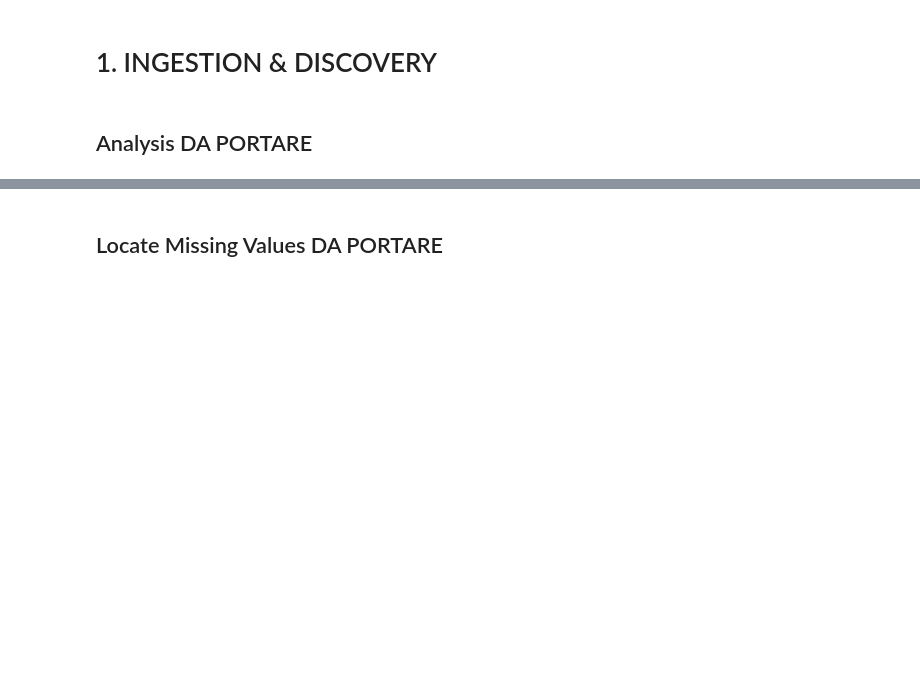
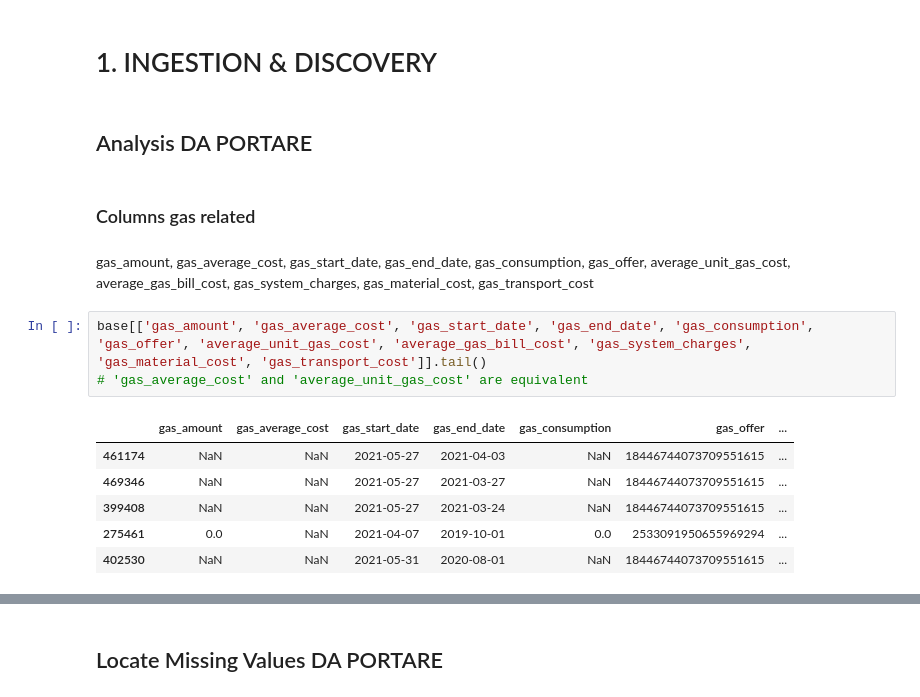
Before and after one commit to Il-Pela/BDMG-Project, a Jupyter notebook: Pelacani.ipynb, the cells around one changed output, grey strips where cells are left out. Saved outputs shown, nothing was run; the diff lists cells and outputs as text; blank space fills up the shorter version.

```diff
--- a/Pelacani.ipynb
+++ b/Pelacani.ipynb
@@ -464,3 +384,17 @@ def get_duplicate_col(df, soglia=0.9):
 # 1. INGESTION & DISCOVERY
 # %% [markdown]
 ## Analysis DA PORTARE
+# %% [markdown]
+### Columns gas related
+# %% [markdown]
+gas_amount, gas_average_cost, gas_start_date, gas_end_date, gas_consumption, gas_offer, average_unit_gas_cost, average_gas_bill_cost, gas_system_charges, gas_material_cost, gas_transport_cost
+# %%
+base[['gas_amount', 'gas_average_cost', 'gas_start_date', 'gas_end_date', 'gas_consumption', 'gas_offer', 'average_unit_gas_cost', 'average_gas_bill_cost', 'gas_system_charges', 'gas_material_cost', 'gas_transport_cost']].tail()
+# 'gas_average_cost' and 'average_unit_gas_cost' are equivalent
+# %% [output]
+|  | gas_amount | gas_average_cost | gas_start_date | gas_end_date | gas_consumption | gas_offer | ... |
+| 461174 | NaN | NaN | 2021-05-27 | 2021-04-03 | NaN | 18446744073709551615 | ... |
+| 469346 | NaN | NaN | 2021-05-27 | 2021-03-27 | NaN | 18446744073709551615 | ... |
+| 399408 | NaN | NaN | 2021-05-27 | 2021-03-24 | NaN | 18446744073709551615 | ... |
+| 275461 | 0.0 | NaN | 2021-04-07 | 2019-10-01 | 0.0 | 2533091950655969294 | ... |
+| 402530 | NaN | NaN | 2021-05-31 | 2020-08-01 | NaN | 18446744073709551615 | ... |
```
Also changed, not shown: parts of 65 cells of this notebook.
